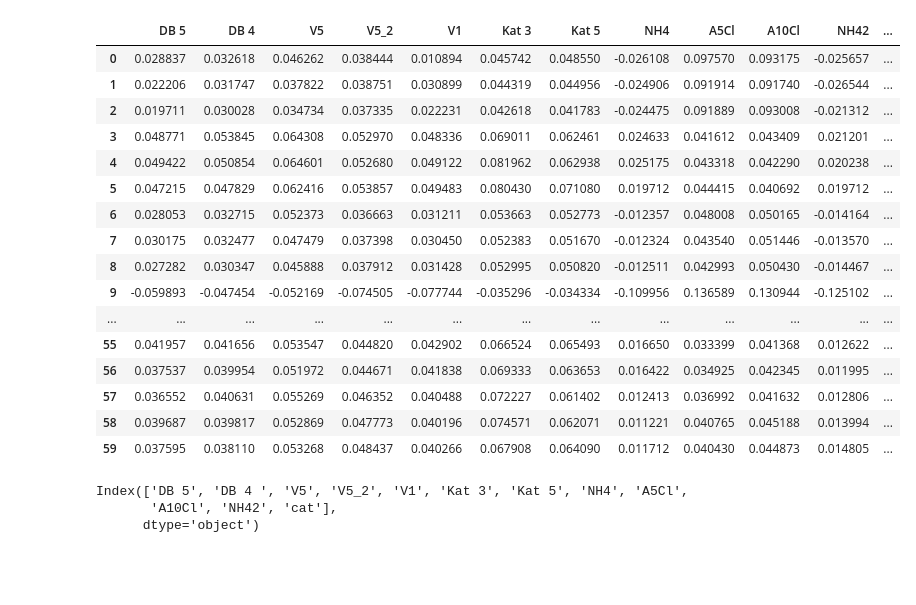
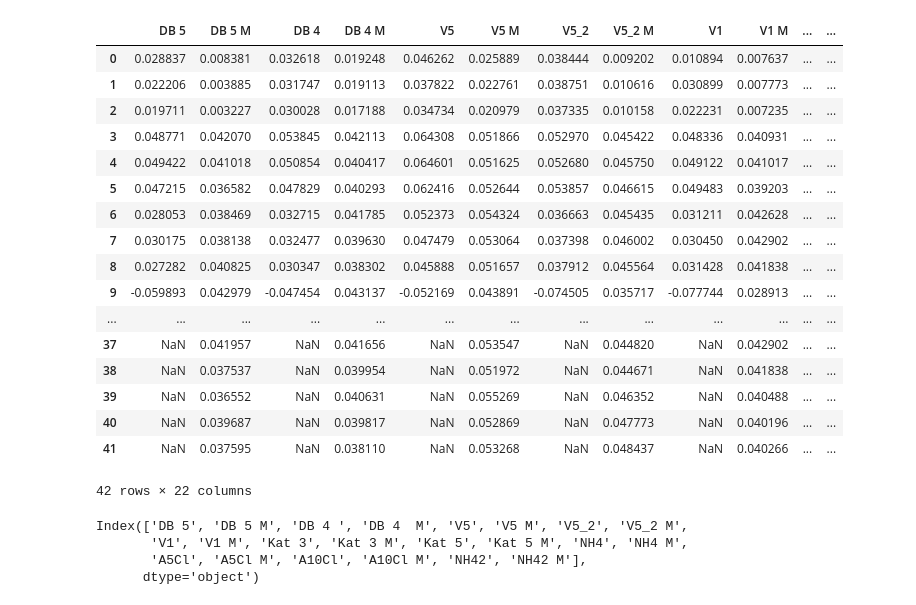
Before and after one commit to wiemila/ML-courses, a Jupyter notebook: Cutoff_syringes.ipynb, the cells around one changed output. Cells and saved outputs as stored; diff of their text form; code cells hidden in the pictures; blank space fills up the shorter version.

```diff
--- a/Cutoff_syringes.ipynb
+++ b/Cutoff_syringes.ipynb
@@ -12,27 +12,29 @@ Saving box plot cutof_dot.csv to box plot cutof_dot.csv
 # %%
-df =pd.read_csv('box plot cutof_dot.csv', sep=';')
+df =pd.read_csv('box plot cutof_dot2.csv', sep=';')
 df
 # %% [output]
-|  | DB 5 | DB 4 | V5 | V5_2 | V1 | Kat 3 | Kat 5 | NH4 | A5Cl | A10Cl | NH42 | ... |
-| 0 | 0.028837 | 0.032618 | 0.046262 | 0.038444 | 0.010894 | 0.045742 | 0.048550 | -0.026108 | 0.097570 | 0.093175 | -0.025657 | ... |
-| 1 | 0.022206 | 0.031747 | 0.037822 | 0.038751 | 0.030899 | 0.044319 | 0.044956 | -0.024906 | 0.091914 | 0.091740 | -0.026544 | ... |
-| 2 | 0.019711 | 0.030028 | 0.034734 | 0.037335 | 0.022231 | 0.042618 | 0.041783 | -0.024475 | 0.091889 | 0.093008 | -0.021312 | ... |
-| 3 | 0.048771 | 0.053845 | 0.064308 | 0.052970 | 0.048336 | 0.069011 | 0.062461 | 0.024633 | 0.041612 | 0.043409 | 0.021201 | ... |
-| 4 | 0.049422 | 0.050854 | 0.064601 | 0.052680 | 0.049122 | 0.081962 | 0.062938 | 0.025175 | 0.043318 | 0.042290 | 0.020238 | ... |
-| 5 | 0.047215 | 0.047829 | 0.062416 | 0.053857 | 0.049483 | 0.080430 | 0.071080 | 0.019712 | 0.044415 | 0.040692 | 0.019712 | ... |
-| 6 | 0.028053 | 0.032715 | 0.052373 | 0.036663 | 0.031211 | 0.053663 | 0.052773 | -0.012357 | 0.048008 | 0.050165 | -0.014164 | ... |
-| 7 | 0.030175 | 0.032477 | 0.047479 | 0.037398 | 0.030450 | 0.052383 | 0.051670 | -0.012324 | 0.043540 | 0.051446 | -0.013570 | ... |
-| 8 | 0.027282 | 0.030347 | 0.045888 | 0.037912 | 0.031428 | 0.052995 | 0.050820 | -0.012511 | 0.042993 | 0.050430 | -0.014467 | ... |
-| 9 | -0.059893 | -0.047454 | -0.052169 | -0.074505 | -0.077744 | -0.035296 | -0.034334 | -0.109956 | 0.136589 | 0.130944 | -0.125102 | ... |
+|  | DB 5 | DB 5 M | DB 4 | DB 4 M | V5 | V5 M | V5_2 | V5_2 M | V1 | V1 M | ... | ... |
+| 0 | 0.028837 | 0.008381 | 0.032618 | 0.019248 | 0.046262 | 0.025889 | 0.038444 | 0.009202 | 0.010894 | 0.007637 | ... | ... |
+| 1 | 0.022206 | 0.003885 | 0.031747 | 0.019113 | 0.037822 | 0.022761 | 0.038751 | 0.010616 | 0.030899 | 0.007773 | ... | ... |
+| 2 | 0.019711 | 0.003227 | 0.030028 | 0.017188 | 0.034734 | 0.020979 | 0.037335 | 0.010158 | 0.022231 | 0.007235 | ... | ... |
+| 3 | 0.048771 | 0.042070 | 0.053845 | 0.042113 | 0.064308 | 0.051866 | 0.052970 | 0.045422 | 0.048336 | 0.040931 | ... | ... |
+| 4 | 0.049422 | 0.041018 | 0.050854 | 0.040417 | 0.064601 | 0.051625 | 0.052680 | 0.045750 | 0.049122 | 0.041017 | ... | ... |
+| 5 | 0.047215 | 0.036582 | 0.047829 | 0.040293 | 0.062416 | 0.052644 | 0.053857 | 0.046615 | 0.049483 | 0.039203 | ... | ... |
+| 6 | 0.028053 | 0.038469 | 0.032715 | 0.041785 | 0.052373 | 0.054324 | 0.036663 | 0.045435 | 0.031211 | 0.042628 | ... | ... |
+| 7 | 0.030175 | 0.038138 | 0.032477 | 0.039630 | 0.047479 | 0.053064 | 0.037398 | 0.046002 | 0.030450 | 0.042902 | ... | ... |
+| 8 | 0.027282 | 0.040825 | 0.030347 | 0.038302 | 0.045888 | 0.051657 | 0.037912 | 0.045564 | 0.031428 | 0.041838 | ... | ... |
+| 9 | -0.059893 | 0.042979 | -0.047454 | 0.043137 | -0.052169 | 0.043891 | -0.074505 | 0.035717 | -0.077744 | 0.028913 | ... | ... |
 | ... | ... | ... | ... | ... | ... | ... | ... | ... | ... | ... | ... | ... |
-| 55 | 0.041957 | 0.041656 | 0.053547 | 0.044820 | 0.042902 | 0.066524 | 0.065493 | 0.016650 | 0.033399 | 0.041368 | 0.012622 | ... |
-| 56 | 0.037537 | 0.039954 | 0.051972 | 0.044671 | 0.041838 | 0.069333 | 0.063653 | 0.016422 | 0.034925 | 0.042345 | 0.011995 | ... |
-| 57 | 0.036552 | 0.040631 | 0.055269 | 0.046352 | 0.040488 | 0.072227 | 0.061402 | 0.012413 | 0.036992 | 0.041632 | 0.012806 | ... |
-| 58 | 0.039687 | 0.039817 | 0.052869 | 0.047773 | 0.040196 | 0.074571 | 0.062071 | 0.011221 | 0.040765 | 0.045188 | 0.013994 | ... |
-| 59 | 0.037595 | 0.038110 | 0.053268 | 0.048437 | 0.040266 | 0.067908 | 0.064090 | 0.011712 | 0.040430 | 0.044873 | 0.014805 | ... |
+| 37 | NaN | 0.041957 | NaN | 0.041656 | NaN | 0.053547 | NaN | 0.044820 | NaN | 0.042902 | ... | ... |
+| 38 | NaN | 0.037537 | NaN | 0.039954 | NaN | 0.051972 | NaN | 0.044671 | NaN | 0.041838 | ... | ... |
+| 39 | NaN | 0.036552 | NaN | 0.040631 | NaN | 0.055269 | NaN | 0.046352 | NaN | 0.040488 | ... | ... |
+| 40 | NaN | 0.039687 | NaN | 0.039817 | NaN | 0.052869 | NaN | 0.047773 | NaN | 0.040196 | ... | ... |
+| 41 | NaN | 0.037595 | NaN | 0.038110 | NaN | 0.053268 | NaN | 0.048437 | NaN | 0.040266 | ... | ... |
+42 rows × 22 columns
 # %%
 df.columns
 # %% [output]
-Index(['DB 5', 'DB 4 ', 'V5', 'V5_2', 'V1', 'Kat 3', 'Kat 5', 'NH4', 'A5Cl',
-       'A10Cl', 'NH42', 'cat'],
+Index(['DB 5', 'DB 5 M', 'DB 4 ', 'DB 4  M', 'V5', 'V5 M', 'V5_2', 'V5_2 M',
+       'V1', 'V1 M', 'Kat 3', 'Kat 3 M', 'Kat 5', 'Kat 5 M', 'NH4', 'NH4 M',
+       'A5Cl', 'A5Cl M', 'A10Cl', 'A10Cl M', 'NH42', 'NH42 M'],
       dtype='object')
```
Also changed, not shown: parts of 7 cells of this notebook.
